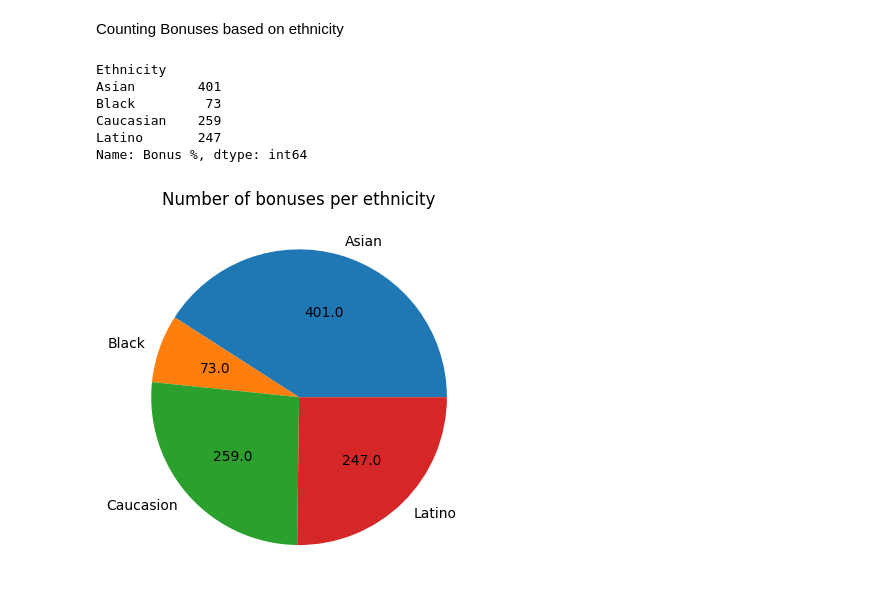
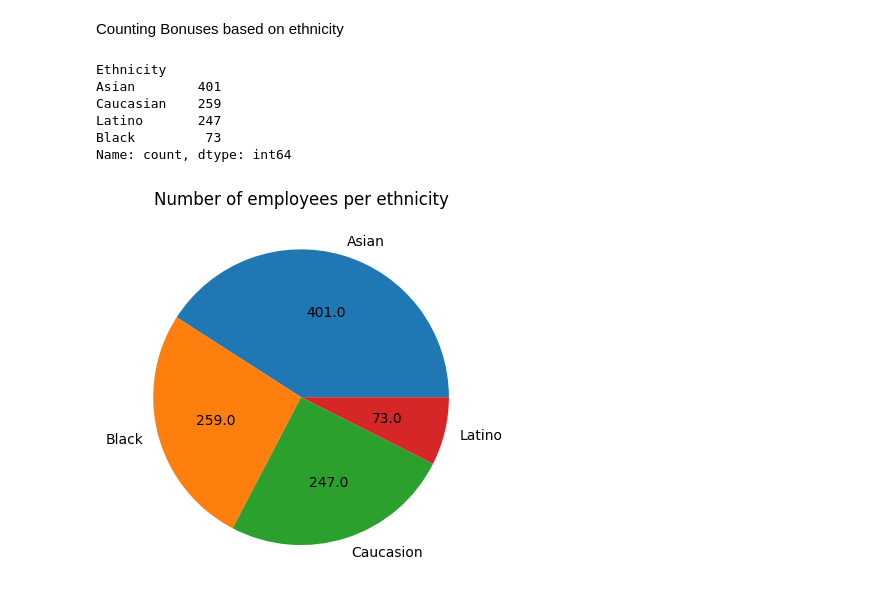
Before and after one commit to Hazem-ar/simple-visualization-done-using-matplotlib, a Jupyter notebook: vis_code_1.ipynb, the cells around one changed output. Drawn from its saved outputs; the diff is of its cells as text; code cells hidden in the pictures.

```diff
--- a/vis_code_1.ipynb
+++ b/vis_code_1.ipynb
@@ -107,29 +107,28 @@ dtype: int64
 # %% [markdown]
 Counting Bonuses based on ethnicity
 # %%
-bonuses = dataframe_clean.groupby("Ethnicity")
-count_bonuses = bonuses["Bonus %"].count()
-print(count_bonuses)
+ethnicity_counts = cleaned_excel['Ethnicity'].value_counts()
 
+print(ethnicity_counts)
 
-sizes = numpy.array([count_bonuses])
+sizes = numpy.array([ethnicity_counts])
 def absolute_value(val):
     a  = numpy.round(val/100.*sizes.sum(), 0)
     return a
 
 colors2 = ['yellow', 'black', 'white', 'red']
 labels  = ['Asian', 'Black', 'Caucasion', 'Latino']
-plt.title("Number of bonuses per ethnicity")
-plt.pie(count_bonuses, labels = labels, autopct=absolute_value)
+plt.title("Number of employees per ethnicity")
+plt.pie(ethnicity_counts, labels = labels, autopct=absolute_value)
 plt.show()
 # %% [output]
 Ethnicity
 Asian        401
-Black         73
 Caucasian    259
 Latino       247
-Name: Bonus %, dtype: int64
+Black         73
+Name: count, dtype: int64
-[figure, old version]
+[figure, new version]
 # %%
 newdff3= dataframe_clean[['Gender', 'Job Title','Annual Salary', 'Ethnicity', "Bonus %"]].copy()
 
```
Also changed, not shown: parts of 1 cell of this notebook.
